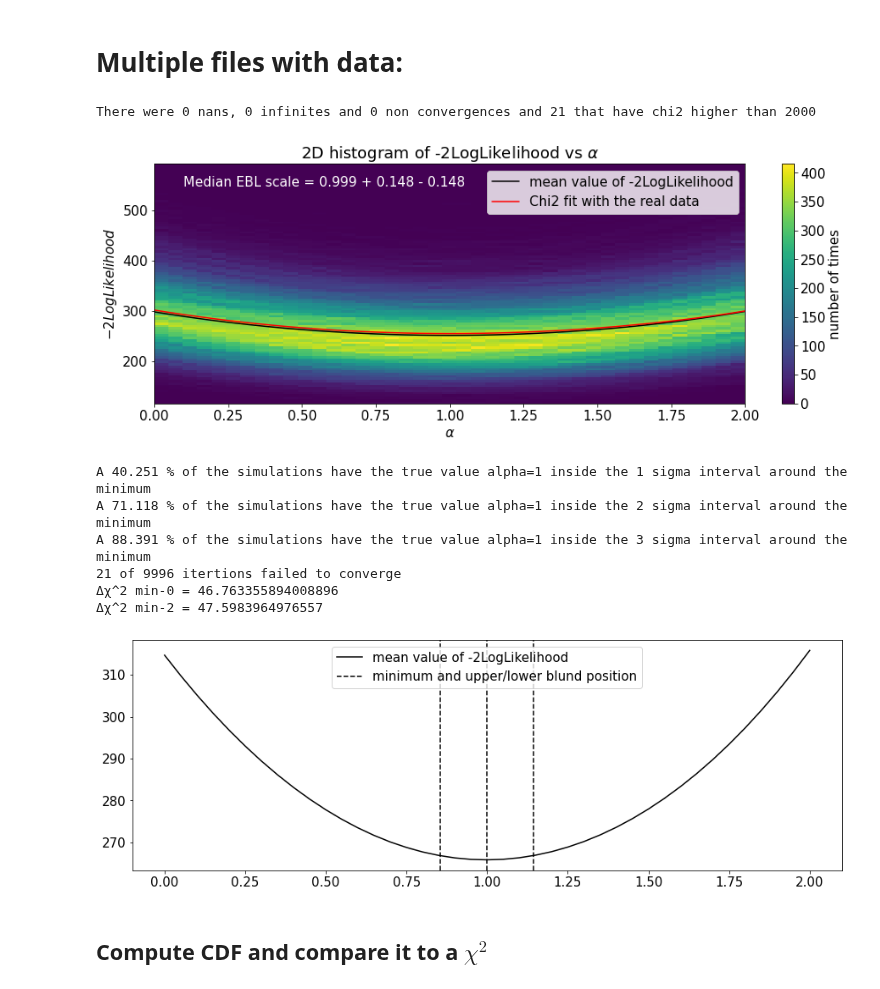
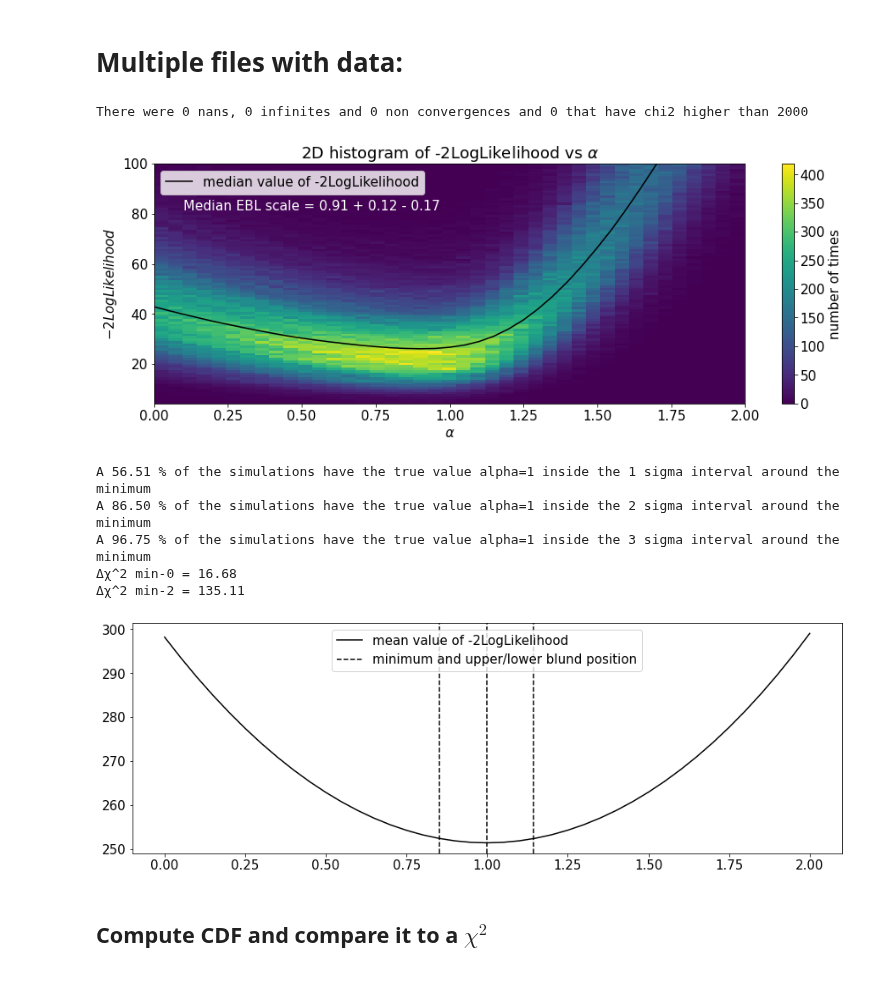
Before and after one commit to R-Grau/EBLpy, a Jupyter notebook: EBL_fit_MC_viewer.ipynb, the cells around one changed output. Saved outputs shown, nothing was run; the diff lists cells and outputs as text; code cells hidden in the pictures.

```diff
--- a/EBL_fit_MC_viewer.ipynb
+++ b/EBL_fit_MC_viewer.ipynb
@@ -144,8 +144,9 @@ def extract(ds):
     chisqs = ds['chisqs'][:]
     alphas = ds['alphas'][:]
     return chisqs,alphas
+
 pathstring = "/data/magic/users-ifae/rgrau/EBL-splines/"
-locname = pathstring + 'Mrk421_SUM_EBL10000_test_0023syst_NO_shift_remake'#'EBL10000_PWL_MBPWL_MAGIC_with_0.07_Systematics_FINAL_FINAL_FINAL_premeeting' #'Mrk421_SUM_EBL1000_test'
+locname = pathstring + 'EBL10000_PWL_LP_MAGIC_with_0.07_Systematics_FINAL_no_syst_analysis_dominguez'#'EBL10000_PWL_MBPWL_MAGIC_with_0.07_Systematics_FINAL_FINAL_FINAL_premeeting' #'Mrk421_SUM_EBL1000_test'
 loc = Path(locname)
 
 # files = sorted([f for f in loc.glob("EBL*2022050916*.hdf5")]) #PWL_LP starting at alpha = 1 (16 alpha = 1, 11 alpha = 2)
@@ -223,7 +224,7 @@ if fit_func_name == "MBPWL":
         Efirst = inp_config["Efirst"]
         Elast = inp_config["Elast"]
 # %% [output]
-There were 0 nans, 0 infinites and 0 non convergences and 21 that have chi2 higher than 2000
+There were 0 nans, 0 infinites and 0 non convergences and 0 that have chi2 higher than 2000
 # %%
 file2 = uproot.open("Output_fitebl.root:Chi2_1ES1011_Feb2014_LP")
 magicalphas = file2.values()[0]
@@ -252,10 +253,11 @@ alphas = alphas_iter[0]
 
 
 fig, ax = plt.subplots()
-ax.plot(np.take_along_axis(alphas_iter[0], order, axis=0), np.take_along_axis(np.mean(chisqs_iter,0), order, axis=0), color = "black", label="mean value of -2LogLikelihood")
-h = ax.hist2d(alphas_iter2, chisqs_iter2, bins=[len(alphas_iter[0]),100], label="histogram of -2LogLikelihood values")#, norm = colors.LogNorm()
+ax.plot(np.take_along_axis(alphas_iter[0], order, axis=0), np.take_along_axis(np.median(chisqs_iter,0), order, axis=0), color = "black", label="median value of -2LogLikelihood")
+ybins = np.linspace(min(chisqs_iter2), 100, 100)
+h = ax.hist2d(alphas_iter2, chisqs_iter2, bins=[len(alphas_iter[0]),ybins], label="histogram of -2LogLikelihood values")#, norm = colors.LogNorm()
 # ax.plot(magicalphas, magichis, color = "red", label= "Chi2 fit with the real data")#from https://arxiv.org/abs/1904.00134")
-ax.plot(mrkalphas, mrkchis, color = "red", label= "Chi2 fit with the real data")
+# ax.plot(mrkalphas, mrkchis, color = "red", label= "Chi2 fit with the real data")
 ax.set_xlabel(r'$\alpha$')
 ax.set_ylabel(r'$-2LogLikelihood$')
 ax.legend()
@@ -280,50 +282,49 @@ for i in range(len(alphas_iter)):
     f2 = interpolate.interp1d(alphas_reord_temp, chisqs_reord_temp, kind='cubic')
     chis_new_temp = np.array(f2(interpx2))
     sigma_1_0 = np.where(chis_new_temp <= 1 + np.min(chis_new_temp))
     sigma_2_0 = np.where(chis_new_temp <= 4 + np.min(chis_new_temp))
     sigma_3_0 = np.where(chis_new_temp <= 9 + np.min(chis_new_temp))
     sigma_1.append(sigma_1_0)
     sigma_2.append(sigma_2_0)
     sigma_3.append(sigma_3_0)
     if number in sigma_1_0[0]: #this number is the position of the alpha=1 inside the alhpas array
         s1 += 1
     if number in sigma_2_0[0]:
         s2 += 1
     if number in sigma_3_0[0]:
         s3 += 1
 # print(sigma_1)
 # print(sigma_2)
 # print(sigma_3)
 # print("The median minimum is at alpha={minimum}".format(minimum = alphas[np.argmin(np.median(chisqs_iter,0))]))
 
 order = np.argsort(alphas_iter[0])
 interpx = np.arange(first_bin, last_bin, step/1000)
-alphas_reord = np.take_along_axis(np.mean(alphas_iter, 0), order, axis=0)
-chisqs_reord = np.take_along_axis(np.mean(chisqs_iter, 0), order, axis=0)
+alphas_reord = np.take_along_axis(np.median(alphas_iter, 0), order, axis=0)
+chisqs_reord = np.take_along_axis(np.median(chisqs_iter, 0), order, axis=0)
 f1 = interpolate.interp1d(alphas_reord, chisqs_reord, kind='cubic')
 chis_new = f1(interpx)
 sigma_inter_1s = np.where(chis_new <= 1 + np.min(chis_new))
 upper_bound_1s = step/1000 * np.max(sigma_inter_1s) + first_bin
 lower_bound_1s = step/1000 * np.min(sigma_inter_1s) + first_bin
-minpos = "Median EBL scale = {0} + {1} - {2}".format(np.round(interpx[np.argmin(chis_new)], decimals = 3), np.round(upper_bound_1s-interpx[np.argmin(chis_new)], decimals = 3),  np.round(interpx[np.argmin(chis_new)] - lower_bound_1s, decimals = 3))
-ax.text(x = 0.05, y = 0.95, s=minpos, ha='left', va='top', transform=ax.transAxes, color = "white")
+minpos = "Median EBL scale = {0:.2f} + {1:.2f} - {2:.2f}".format(np.round(interpx[np.argmin(chis_new)], decimals = 3), np.round(upper_bound_1s-interpx[np.argmin(chis_new)], decimals = 3),  np.round(interpx[np.argmin(chis_new)] - lower_bound_1s, decimals = 3))
+ax.text(x = 0.05, y = 0.85, s=minpos, ha='left', va='top', transform=ax.transAxes, color = "white")
 plt.show()
-print("A {sig} % of the simulations have the true value alpha=1 inside the 1 sigma interval around the minimum".format( sig = np.round(s1 / (niter) * 100, decimals = 3)))
-print("A {sig} % of the simulations have the true value alpha=1 inside the 2 sigma interval around the minimum".format( sig = np.round(s2 / (niter) * 100, decimals = 3)))
-print("A {sig} % of the simulations have the true value alpha=1 inside the 3 sigma interval around the minimum".format( sig = np.round(s3 / (niter) * 100, decimals = 3)))
+print("A {sig:.2f} % of the simulations have the true value alpha=1 inside the 1 sigma interval around the minimum".format( sig = np.round(s1 / (niter) * 100, decimals = 3)))
+print("A {sig:.2f} % of the simulations have the true value alpha=1 inside the 2 sigma interval around the minimum".format( sig = np.round(s2 / (niter) * 100, decimals = 3)))
+print("A {sig:.2f} % of the simulations have the true value alpha=1 inside the 3 sigma interval around the minimum".format( sig = np.round(s3 / (niter) * 100, decimals = 3)))
 # print("The 1 sigma upper bound is: ", upper_bound_1s, "and the lower bound is: ", lower_bound_1s)
 # print("The median minimum is at alpha = ", np.round(interpx[np.argmin(chis_new)], decimals = 4), " + ", np.round(upper_bound_1s-interpx[np.argmin(chis_new)], decimals = 4), " - ", np.round(interpx[np.argmin(chis_new)] - lower_bound_1s, decimals = 4))
-print("{failed} of {total} itertions failed to converge".format(failed = len(files) - niter - bad, total = len(files)))
-print("\u0394" + "\u03C7" + r"^2" + " min-0 = {0}".format(np.take_along_axis(np.mean(chisqs_iter,0), order, axis=0)[0] - np.min(np.take_along_axis(np.mean(chisqs_iter,0), order, axis=0))))
-print("\u0394" + "\u03C7" + r"^2" + " min-2 = {0}".format(np.take_along_axis(np.mean(chisqs_iter,0), order, axis=0)[-1] - np.min(np.take_along_axis(np.mean(chisqs_iter,0), order, axis=0))))
+# print("{failed} of {total} itertions failed to converge".format(failed = len(files) - niter - bad, total = len(files)-bad))
+print("\u0394" + "\u03C7" + r"^2" + " min-0 = {0:.2f}".format(np.take_along_axis(np.mean(chisqs_iter,0), order, axis=0)[0] - np.min(np.take_along_axis(np.mean(chisqs_iter,0), order, axis=0))))
+print("\u0394" + "\u03C7" + r"^2" + " min-2 = {0:.2f}".format(np.take_along_axis(np.mean(chisqs_iter,0), order, axis=0)[-1] - np.min(np.take_along_axis(np.mean(chisqs_iter,0), order, axis=0))))
 # %% [output]
-[figure, old version]
+[figure, new version]
-A 40.251 % of the simulations have the true value alpha=1 inside the 1 sigma interval around the minimum
-A 71.118 % of the simulations have the true value alpha=1 inside the 2 sigma interval around the minimum
-A 88.391 % of the simulations have the true value alpha=1 inside the 3 sigma interval around the minimum
-21 of 9996 itertions failed to converge
-Δχ^2 min-0 = 46.763355894008896
-Δχ^2 min-2 = 47.5983964976557
+A 56.51 % of the simulations have the true value alpha=1 inside the 1 sigma interval around the minimum
+A 86.50 % of the simulations have the true value alpha=1 inside the 2 sigma interval around the minimum
+A 96.75 % of the simulations have the true value alpha=1 inside the 3 sigma interval around the minimum
+Δχ^2 min-0 = 16.68
+Δχ^2 min-2 = 135.11
 # %%
 plt.plot(np.take_along_axis(alphas_iter[0], order, axis=0), np.take_along_axis(np.mean(chisqs_iter,0), order, axis=0), color = "black", label="mean value of -2LogLikelihood")
 # plt.plot(mrkalphas, mrkchis, color = "red", label= "Chi2 fit with the real data")
@@ -345,7 +346,7 @@ plt.axvline(lower_bound_1s, color = "black", linestyle = "--")
 plt.legend()
 plt.show()
 # %% [output]
-[figure, old version]
+[figure, new version]
 # %% [markdown]
 ## Compute CDF and compare it to a $\chi^2$
 # %%
```
Also changed, not shown: parts of 10 cells of this notebook, 4 other files.
